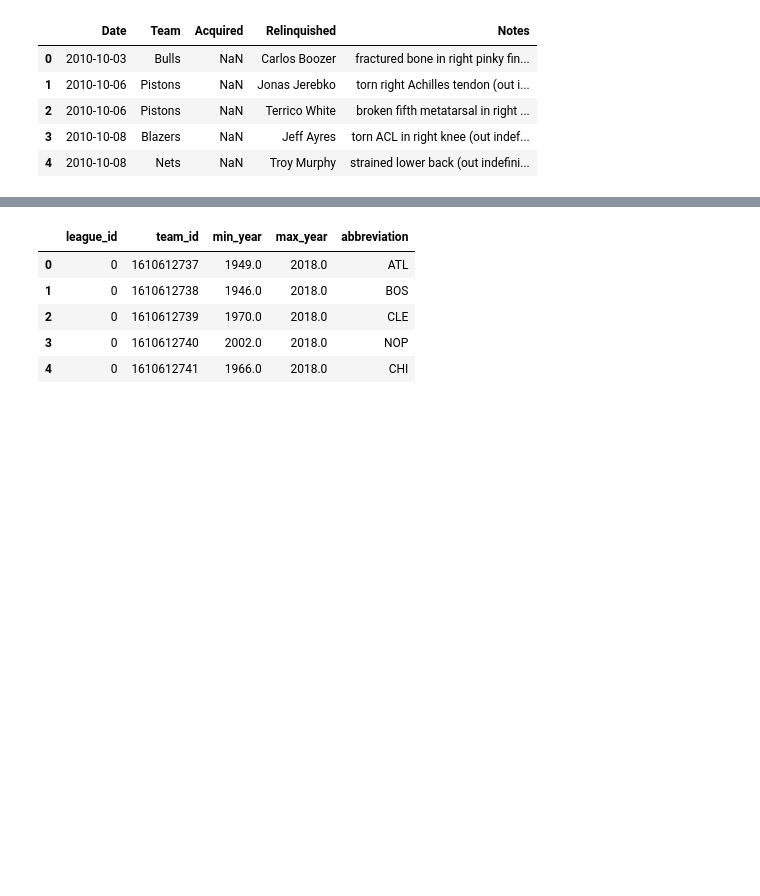
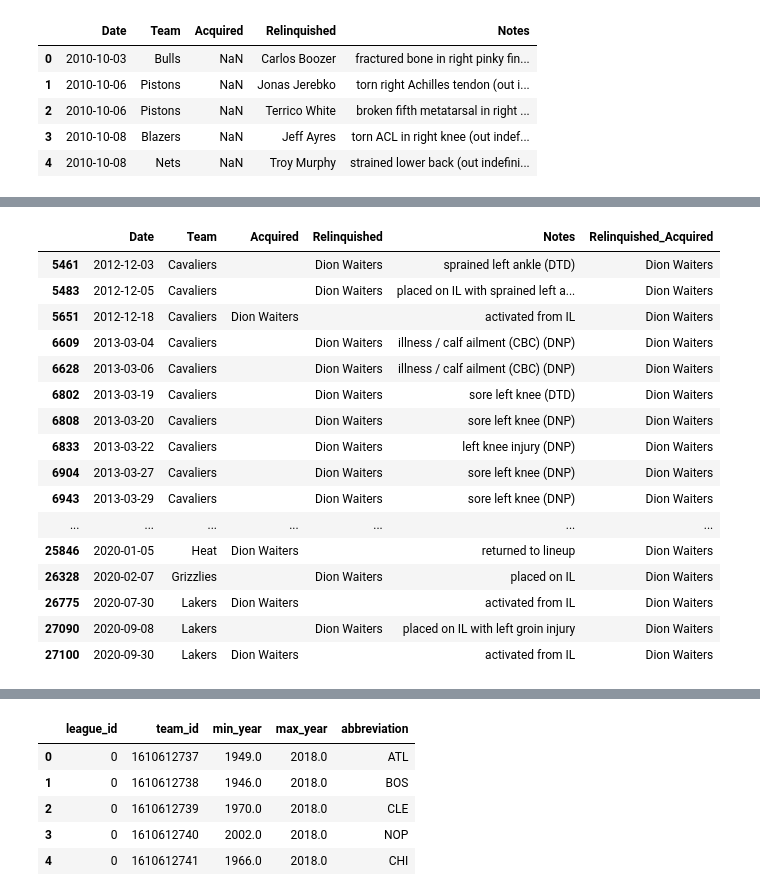
Before and after one commit to pauljacob/DSCapstone2, a Jupyter notebook: 02_Data_Wrangling/02_data_wrangling.ipynb, the cells around one changed output, grey strips where cells are left out. Saved outputs shown, nothing was run; the diff lists cells and outputs as text; code cells hidden in the pictures; blank space fills up the shorter version.

```diff
--- a/02_Data_Wrangling/02_data_wrangling.ipynb
+++ b/02_Data_Wrangling/02_data_wrangling.ipynb
@@ -55,0 +191,20 @@ df2.head()
+# %%
+df2[df2['Relinquished_Acquired'] == 'Dion Waiters']
+# %% [output]
+|  | Date | Team | Acquired | Relinquished | Notes | Relinquished_Acquired |
+| 5461 | 2012-12-03 | Cavaliers |  | Dion Waiters | sprained left ankle (DTD) | Dion Waiters |
+| 5483 | 2012-12-05 | Cavaliers |  | Dion Waiters | placed on IL with sprained left a... | Dion Waiters |
+| 5651 | 2012-12-18 | Cavaliers | Dion Waiters |  | activated from IL | Dion Waiters |
+| 6609 | 2013-03-04 | Cavaliers |  | Dion Waiters | illness / calf ailment (CBC) (DNP) | Dion Waiters |
+| 6628 | 2013-03-06 | Cavaliers |  | Dion Waiters | illness / calf ailment (CBC) (DNP) | Dion Waiters |
+| 6802 | 2013-03-19 | Cavaliers |  | Dion Waiters | sore left knee (DTD) | Dion Waiters |
+| 6808 | 2013-03-20 | Cavaliers |  | Dion Waiters | sore left knee (DNP) | Dion Waiters |
+| 6833 | 2013-03-22 | Cavaliers |  | Dion Waiters | left knee injury (DNP) | Dion Waiters |
+| 6904 | 2013-03-27 | Cavaliers |  | Dion Waiters | sore left knee (DNP) | Dion Waiters |
+| 6943 | 2013-03-29 | Cavaliers |  | Dion Waiters | sore left knee (DNP) | Dion Waiters |
+| ... | ... | ... | ... | ... | ... | ... |
+| 25846 | 2020-01-05 | Heat | Dion Waiters |  | returned to lineup | Dion Waiters |
+| 26328 | 2020-02-07 | Grizzlies |  | Dion Waiters | placed on IL | Dion Waiters |
+| 26775 | 2020-07-30 | Lakers | Dion Waiters |  | activated from IL | Dion Waiters |
+| 27090 | 2020-09-08 | Lakers |  | Dion Waiters | placed on IL with left groin injury | Dion Waiters |
+| 27100 | 2020-09-30 | Lakers | Dion Waiters |  | activated from IL | Dion Waiters |
```
Also changed, not shown: parts of 35 cells of this notebook.
